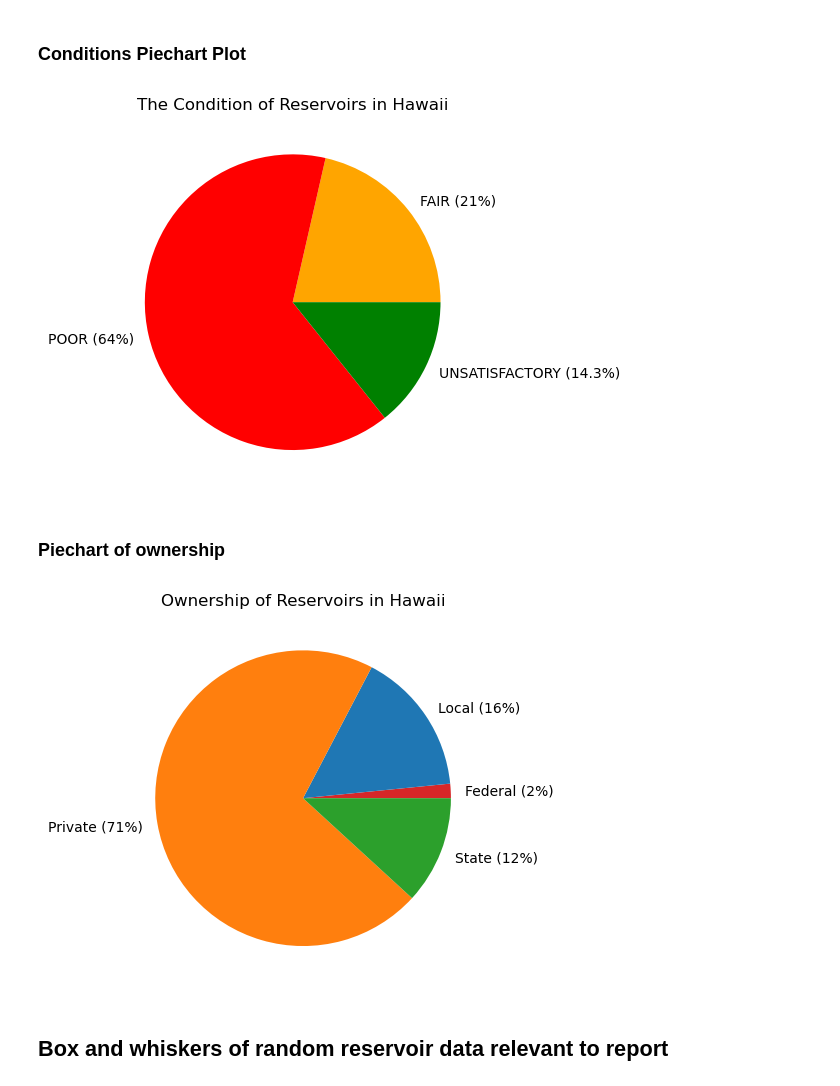
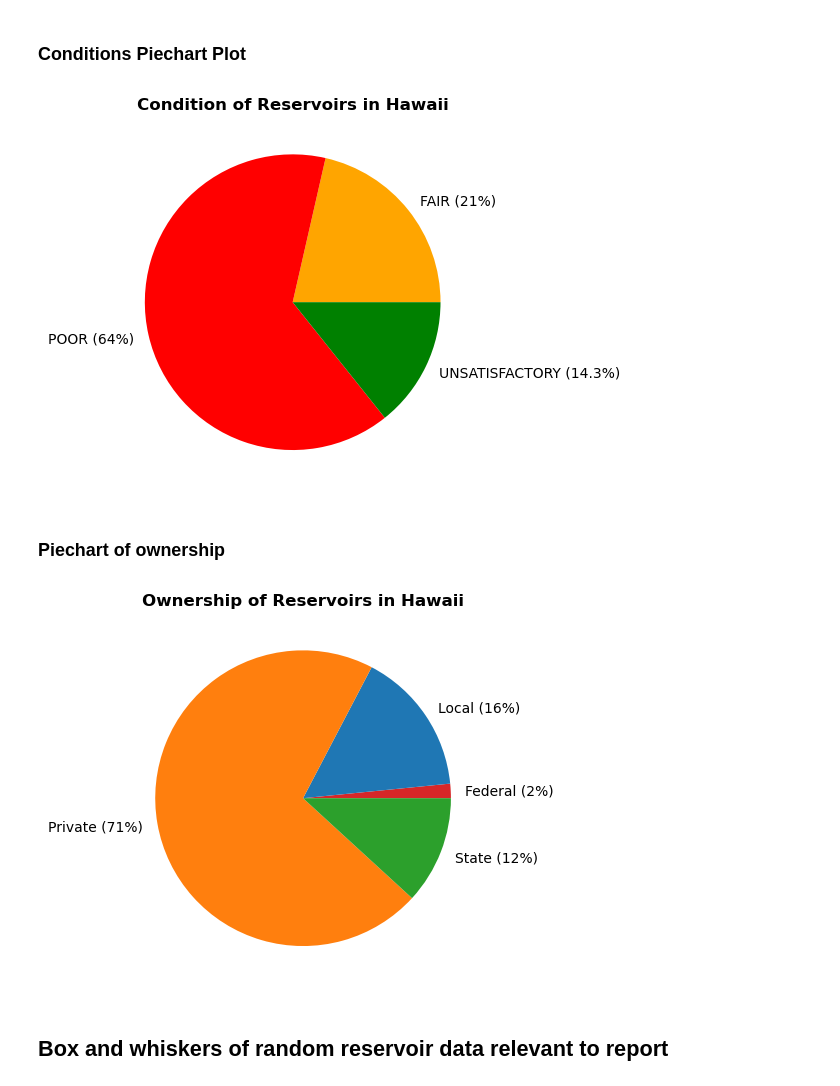
Before and after one commit to cshuler/SLC_Reservoir_Data, a Jupyter notebook: Scripts/additional_figures_damsite_data.ipynb, the cells around one changed output. Drawn from its saved outputs; the diff is of its cells as text; code cells hidden in the pictures.

Commit message:
made script for plotting

```diff
--- a/Scripts/additional_figures_damsite_data.ipynb
+++ b/Scripts/additional_figures_damsite_data.ipynb
@@ -85,36 +85,36 @@ conditions_count = conditions_df.state_id.to_list()
 total = sum(conditions_count)
 
 plt.pie(conditions_count, labels = [conditions[0] + ' (' + str(round((conditions_count[0]/total)*100)) + '%' + ')', conditions[1]+ ' (' + str(round((conditions_count[1]/total)*100))  + '%' + ')', conditions[2] + ' (' + str(round((conditions_count[2]/total)*100, 1))  + '%' + ')'], colors = [ 'orange', 'r', 'green'])
-plt.title('The Condition of Reservoirs in Hawaii')
+plt.title('Condition of Reservoirs in Hawaii', fontweight = 'bold')
 
 plt.savefig(os.path.join(figures_path, 'Reservoir_Conditions.png'))
 # %% [output]
-[figure, old version]
+[figure, new version]
 # %% [markdown]
 ### Piechart of ownership
 # %%
 ownership_df = damsite_meta.groupby('Owner_Type').count()
 ownership = ownership_df.index.to_list()
 for i in range(len(ownership)):
     if ownership[i] == 'P':
         ownership[i] = 'Private'
     if ownership[i] == 'L':
         ownership[i] = 'Local'
     if ownership[i] == 'F':
         ownership[i] = 'Federal'
     if ownership[i] == 'S':
         ownership[i] = 'State'
 
 ownership_count = ownership_df.state_id.to_list()
 
 total = sum(ownership_count)
 
 plt.pie(ownership_count, labels = [ownership[0] + ' (' + str(round((ownership_count[0]/total)*100)) + '%' + ')', ownership[1]+ ' (' + str(round((ownership_count[1]/total)*100))  + '%' + ')', ownership[2] + ' (' + str(round((ownership_count[2]/total)*100))  + '%' + ')', ownership[3] + ' (' + str(round((ownership_count[3]/total)*100))  + '%' + ')'], colors = ['tab:red', 'tab:blue', 'tab:orange', 'tab:green'])
-plt.title('Ownership of Reservoirs in Hawaii')
+plt.title('Ownership of Reservoirs in Hawaii', fontweight = 'bold')
 
 plt.savefig(os.path.join(figures_path, 'Reservoir_Ownership.png'))
 # %% [output]
-[figure, old version]
+[figure, new version]
 # %% [markdown]
 ## Box and whiskers of random reservoir data relevant to report
 # %%
```
Also changed, not shown: parts of 2 cells of this notebook, 3 other files.
